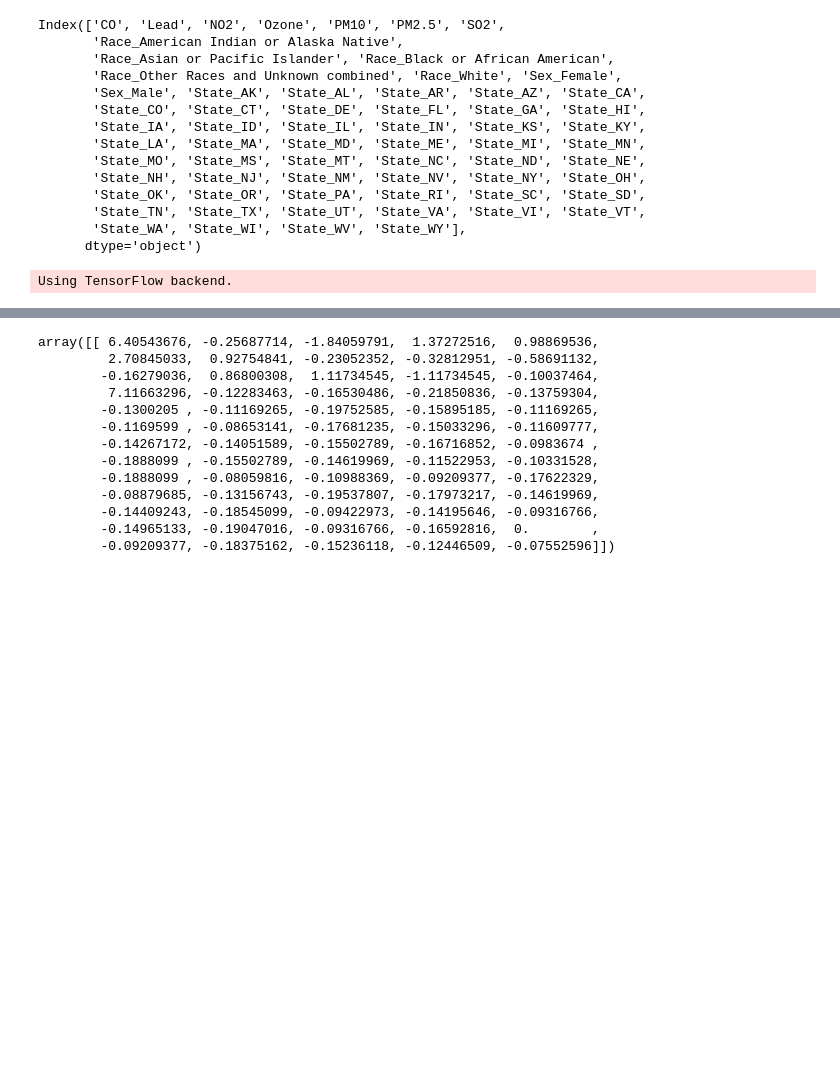
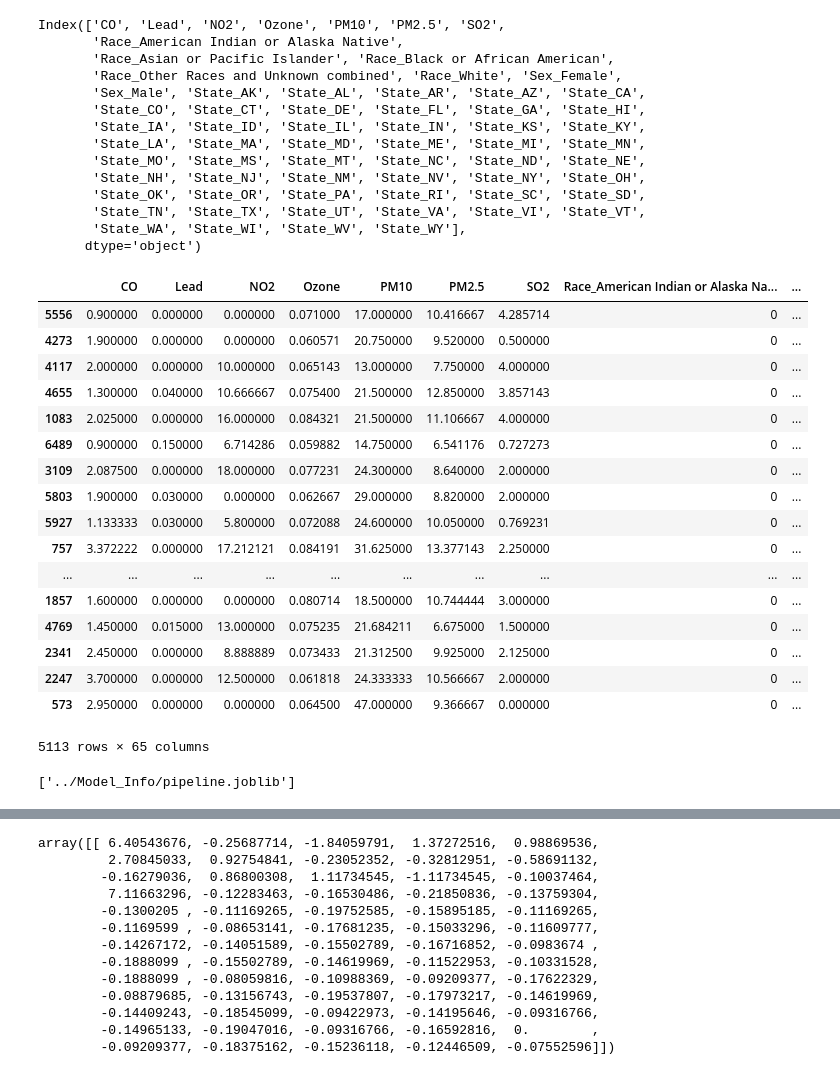
Before and after one commit to oimartin/Cancer_Machine_Learning, a Jupyter notebook: Painful_Project/Jupyter Notebook/Neural_Network.ipynb, the cells around one changed output, grey strips where cells are left out. Cells and saved outputs as stored; diff of their text form; code cells hidden in the pictures; blank space fills up the shorter version.

```diff
--- a/Painful_Project/Jupyter Notebook/Neural_Network.ipynb
+++ b/Painful_Project/Jupyter Notebook/Neural_Network.ipynb
@@ -57,8 +68,34 @@ encoded_y_test = label_encoder.transform(y_test)
 # Step 2: Convert encoded labels to one-hot-encoding
 y_train_categorical = to_categorical(encoded_y_train)
 y_test_categorical = to_categorical(encoded_y_test)
+
+
+preprocess_pipeline = Pipeline(steps = [("scalar", X_scaler)])
-# %% [output]
-Using TensorFlow backend.
+# %%
+X_train
+# %% [output]
+|  | CO | Lead | NO2 | Ozone | PM10 | PM2.5 | SO2 | Race_American Indian or Alaska Na... | ... |
+| 5556 | 0.900000 | 0.000000 | 0.000000 | 0.071000 | 17.000000 | 10.416667 | 4.285714 | 0 | ... |
+| 4273 | 1.900000 | 0.000000 | 0.000000 | 0.060571 | 20.750000 | 9.520000 | 0.500000 | 0 | ... |
+| 4117 | 2.000000 | 0.000000 | 10.000000 | 0.065143 | 13.000000 | 7.750000 | 4.000000 | 0 | ... |
+| 4655 | 1.300000 | 0.040000 | 10.666667 | 0.075400 | 21.500000 | 12.850000 | 3.857143 | 0 | ... |
+| 1083 | 2.025000 | 0.000000 | 16.000000 | 0.084321 | 21.500000 | 11.106667 | 4.000000 | 0 | ... |
+| 6489 | 0.900000 | 0.150000 | 6.714286 | 0.059882 | 14.750000 | 6.541176 | 0.727273 | 0 | ... |
+| 3109 | 2.087500 | 0.000000 | 18.000000 | 0.077231 | 24.300000 | 8.640000 | 2.000000 | 0 | ... |
+| 5803 | 1.900000 | 0.030000 | 0.000000 | 0.062667 | 29.000000 | 8.820000 | 2.000000 | 0 | ... |
+| 5927 | 1.133333 | 0.030000 | 5.800000 | 0.072088 | 24.600000 | 10.050000 | 0.769231 | 0 | ... |
+| 757 | 3.372222 | 0.000000 | 17.212121 | 0.084191 | 31.625000 | 13.377143 | 2.250000 | 0 | ... |
+| ... | ... | ... | ... | ... | ... | ... | ... | ... | ... |
+| 1857 | 1.600000 | 0.000000 | 0.000000 | 0.080714 | 18.500000 | 10.744444 | 3.000000 | 0 | ... |
+| 4769 | 1.450000 | 0.015000 | 13.000000 | 0.075235 | 21.684211 | 6.675000 | 1.500000 | 0 | ... |
+| 2341 | 2.450000 | 0.000000 | 8.888889 | 0.073433 | 21.312500 | 9.925000 | 2.125000 | 0 | ... |
+| 2247 | 3.700000 | 0.000000 | 12.500000 | 0.061818 | 24.333333 | 10.566667 | 2.000000 | 0 | ... |
+| 573 | 2.950000 | 0.000000 | 0.000000 | 0.064500 | 47.000000 | 9.366667 | 0.000000 | 0 | ... |
+5113 rows × 65 columns
+# %%
+dump(preprocess_pipeline, '../Model_Info/pipeline.joblib')
+# %% [output]
+['../Model_Info/pipeline.joblib']
 # %%
 from keras.models import Sequential
 from keras.layers import Dense
```
Also changed, not shown: parts of 14 cells of this notebook, 7 other files.
